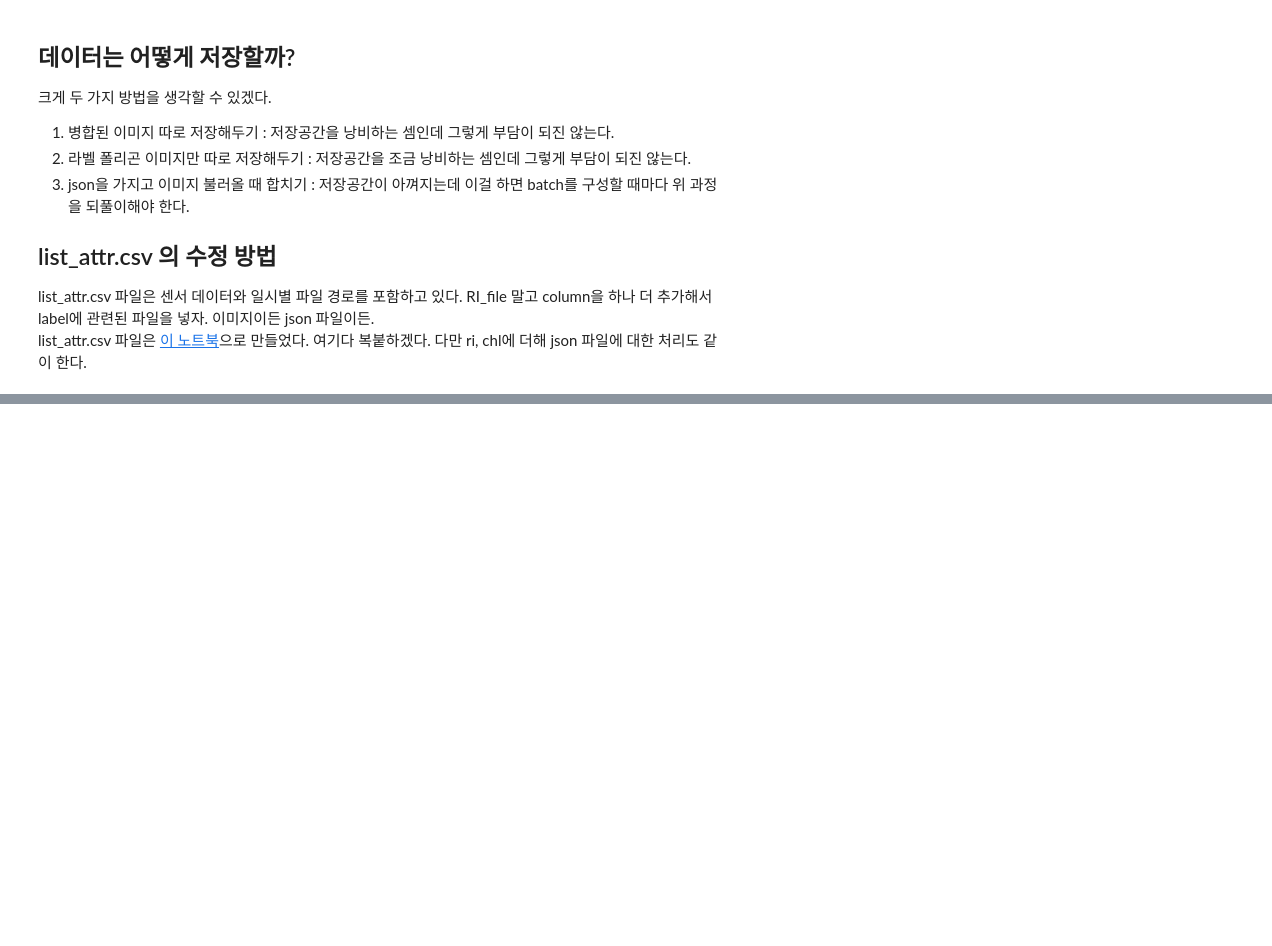
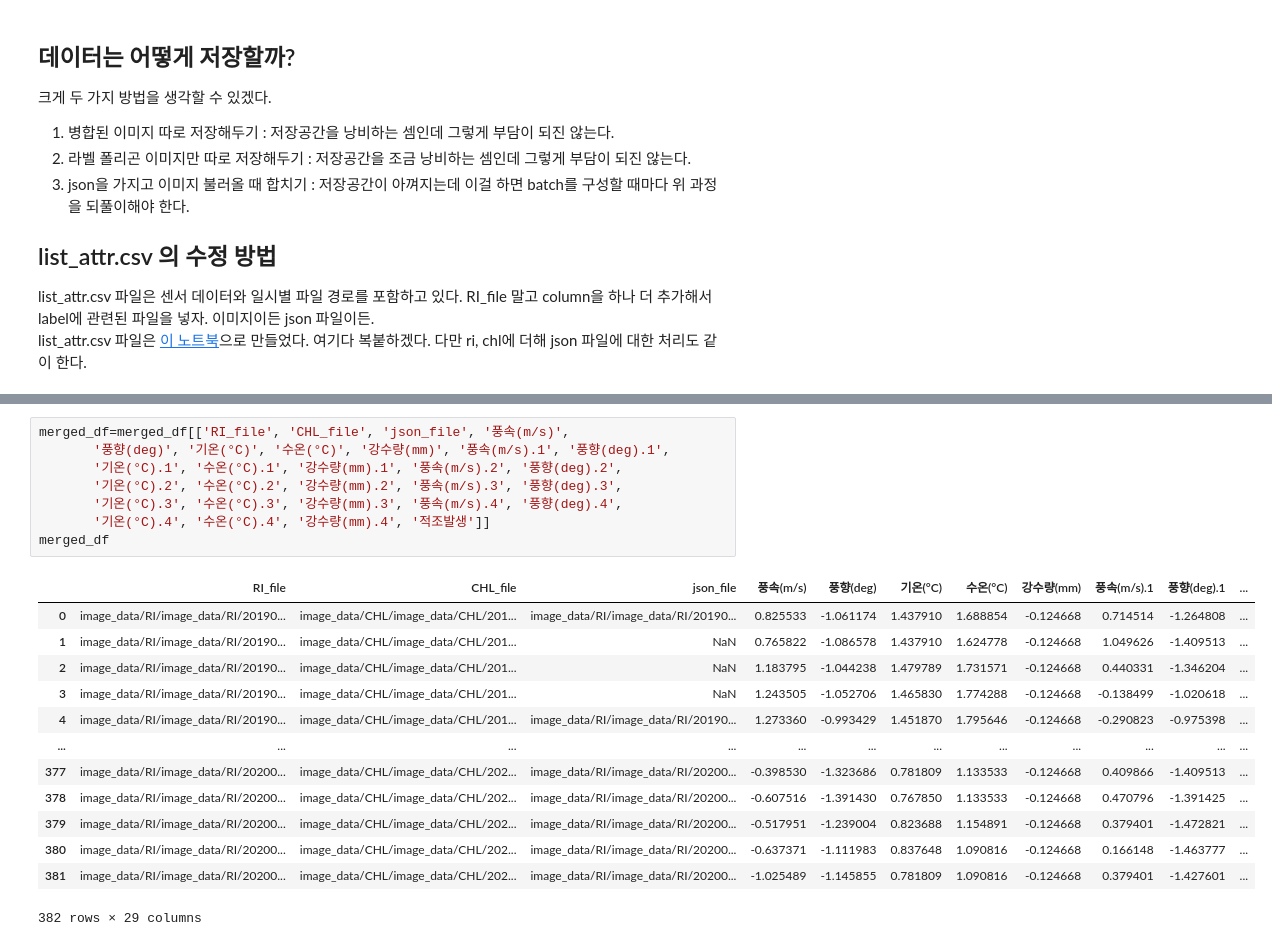
Before and after one commit to chhyyi/rz_cvae, a Jupyter notebook: img_load_test.ipynb, the cells around one changed output, grey strips where cells are left out. Drawn from its saved outputs; the diff is of its cells as text; blank space fills up the shorter version.

```diff
--- a/img_load_test.ipynb
+++ b/img_load_test.ipynb
@@ -359,0 +628,22 @@ sensory
+# %%
+merged_df=merged_df[['RI_file', 'CHL_file', 'json_file', '풍속(m/s)',
+       '풍향(deg)', '기온(°C)', '수온(°C)', '강수량(mm)', '풍속(m/s).1', '풍향(deg).1',
+       '기온(°C).1', '수온(°C).1', '강수량(mm).1', '풍속(m/s).2', '풍향(deg).2',
+       '기온(°C).2', '수온(°C).2', '강수량(mm).2', '풍속(m/s).3', '풍향(deg).3',
+       '기온(°C).3', '수온(°C).3', '강수량(mm).3', '풍속(m/s).4', '풍향(deg).4',
+       '기온(°C).4', '수온(°C).4', '강수량(mm).4', '적조발생']]
+merged_df
+# %% [output]
+|  | RI_file | CHL_file | json_file | 풍속(m/s) | 풍향(deg) | 기온(°C) | 수온(°C) | 강수량(mm) | 풍속(m/s).1 | 풍향(deg).1 | ... |
+| 0 | image_data/RI/image_data/RI/20190... | image_data/CHL/image_data/CHL/201... | image_data/RI/image_data/RI/20190... | 0.825533 | -1.061174 | 1.437910 | 1.688854 | -0.124668 | 0.714514 | -1.264808 | ... |
+| 1 | image_data/RI/image_data/RI/20190... | image_data/CHL/image_data/CHL/201... | NaN | 0.765822 | -1.086578 | 1.437910 | 1.624778 | -0.124668 | 1.049626 | -1.409513 | ... |
+| 2 | image_data/RI/image_data/RI/20190... | image_data/CHL/image_data/CHL/201... | NaN | 1.183795 | -1.044238 | 1.479789 | 1.731571 | -0.124668 | 0.440331 | -1.346204 | ... |
+| 3 | image_data/RI/image_data/RI/20190... | image_data/CHL/image_data/CHL/201... | NaN | 1.243505 | -1.052706 | 1.465830 | 1.774288 | -0.124668 | -0.138499 | -1.020618 | ... |
+| 4 | image_data/RI/image_data/RI/20190... | image_data/CHL/image_data/CHL/201... | image_data/RI/image_data/RI/20190... | 1.273360 | -0.993429 | 1.451870 | 1.795646 | -0.124668 | -0.290823 | -0.975398 | ... |
+| ... | ... | ... | ... | ... | ... | ... | ... | ... | ... | ... | ... |
+| 377 | image_data/RI/image_data/RI/20200... | image_data/CHL/image_data/CHL/202... | image_data/RI/image_data/RI/20200... | -0.398530 | -1.323686 | 0.781809 | 1.133533 | -0.124668 | 0.409866 | -1.409513 | ... |
+| 378 | image_data/RI/image_data/RI/20200... | image_data/CHL/image_data/CHL/202... | image_data/RI/image_data/RI/20200... | -0.607516 | -1.391430 | 0.767850 | 1.133533 | -0.124668 | 0.470796 | -1.391425 | ... |
+| 379 | image_data/RI/image_data/RI/20200... | image_data/CHL/image_data/CHL/202... | image_data/RI/image_data/RI/20200... | -0.517951 | -1.239004 | 0.823688 | 1.154891 | -0.124668 | 0.379401 | -1.472821 | ... |
+| 380 | image_data/RI/image_data/RI/20200... | image_data/CHL/image_data/CHL/202... | image_data/RI/image_data/RI/20200... | -0.637371 | -1.111983 | 0.837648 | 1.090816 | -0.124668 | 0.166148 | -1.463777 | ... |
+| 381 | image_data/RI/image_data/RI/20200... | image_data/CHL/image_data/CHL/202... | image_data/RI/image_data/RI/20200... | -1.025489 | -1.145855 | 0.781809 | 1.090816 | -0.124668 | 0.379401 | -1.427601 | ... |
+382 rows × 29 columns
```
Also changed, not shown: parts of 40 cells of this notebook.
